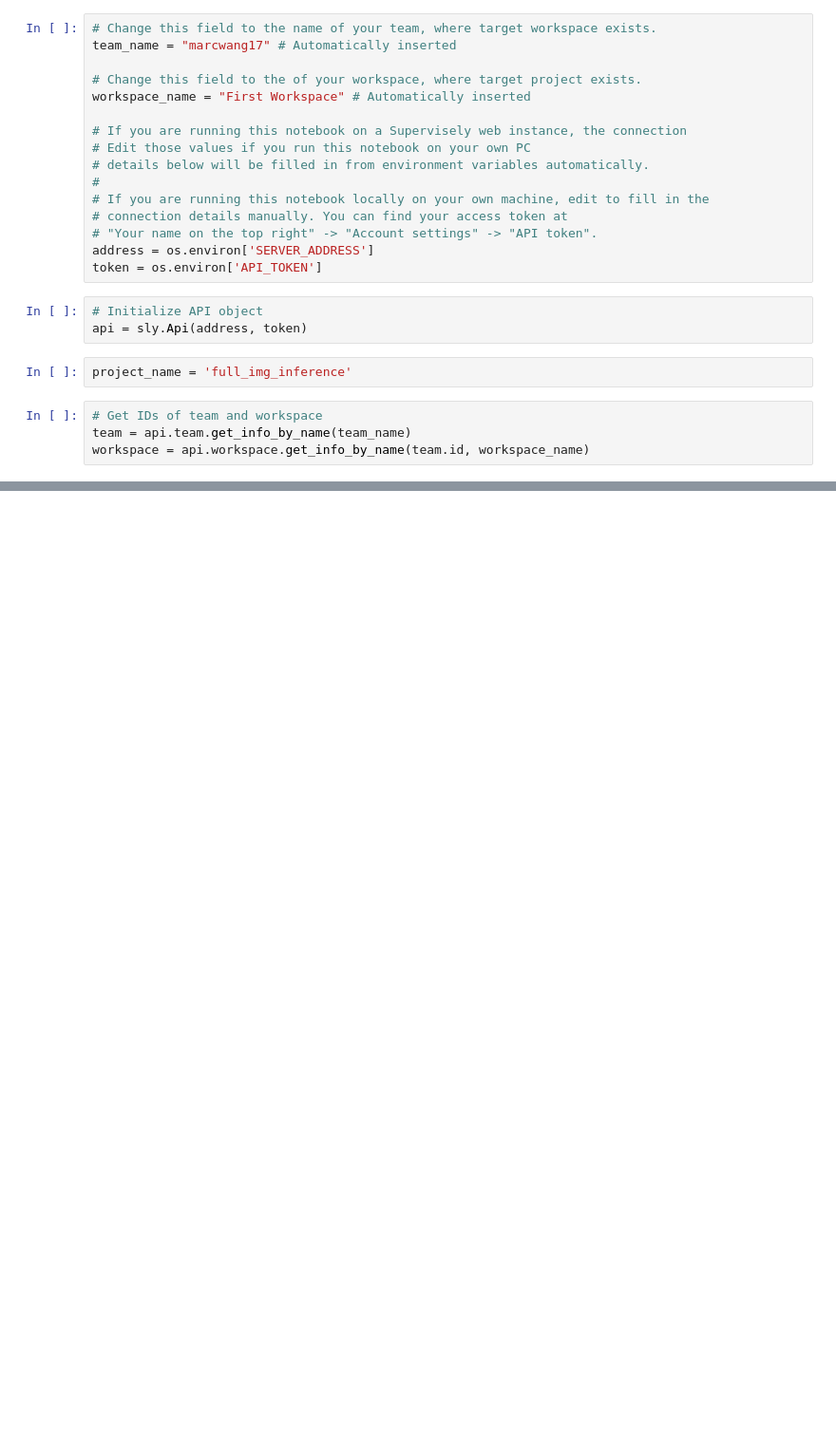
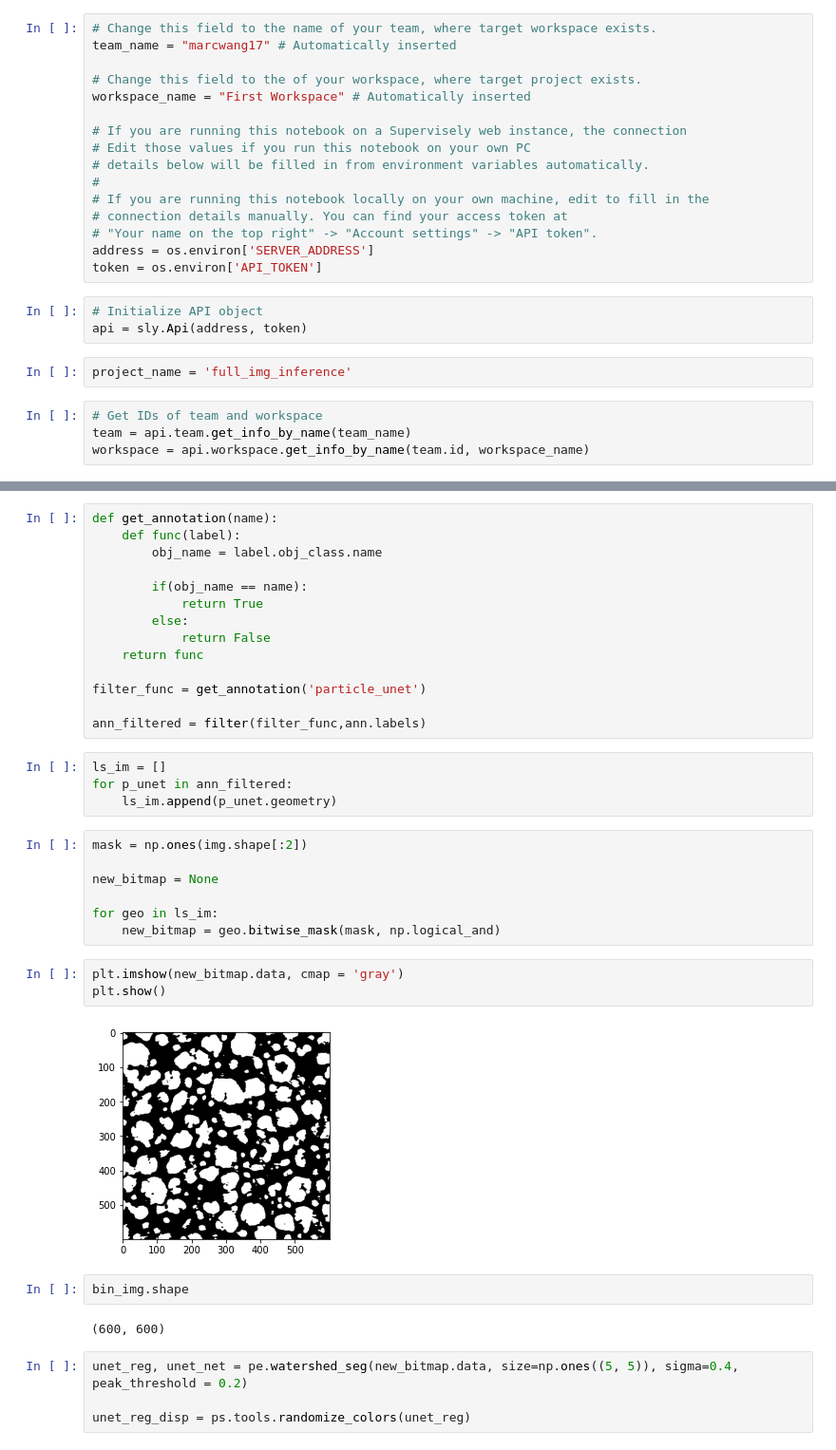
Before and after one commit to rockandsalt/jupyter_lab_supervisely, a Jupyter notebook: particle_extraction.ipynb, the cells around one changed output, grey strips where cells are left out. Shown at 95% size. Drawn from its saved outputs; the diff is of its cells as text; blank space fills up the shorter version.

```diff
--- a/particle_extraction.ipynb
+++ b/particle_extraction.ipynb
@@ -42,0 +100,38 @@ if project is None:
+# %%
+def get_annotation(name):
+    def func(label):
+        obj_name = label.obj_class.name
+
+        if(obj_name == name):
+            return True
+        else:
+            return False
+    return func
+
+filter_func = get_annotation('particle_unet')
+
+ann_filtered = filter(filter_func,ann.labels)
+# %%
+ls_im = []
+for p_unet in ann_filtered:
+    ls_im.append(p_unet.geometry)
+# %%
+mask = np.ones(img.shape[:2])
+
+new_bitmap = None
+
+for geo in ls_im:
+    new_bitmap = geo.bitwise_mask(mask, np.logical_and)
+# %%
+plt.imshow(new_bitmap.data, cmap = 'gray')
+plt.show()
+# %% [output]
+[figure, added]
+# %%
+bin_img.shape
+# %% [output]
+(600, 600)
+# %%
+unet_reg, unet_net = pe.watershed_seg(new_bitmap.data, size=np.ones((5, 5)), sigma=0.4, peak_threshold = 0.2)
+
+unet_reg_disp = ps.tools.randomize_colors(unet_reg)
```
Also changed, not shown: parts of 13 cells of this notebook, 2 other files.
